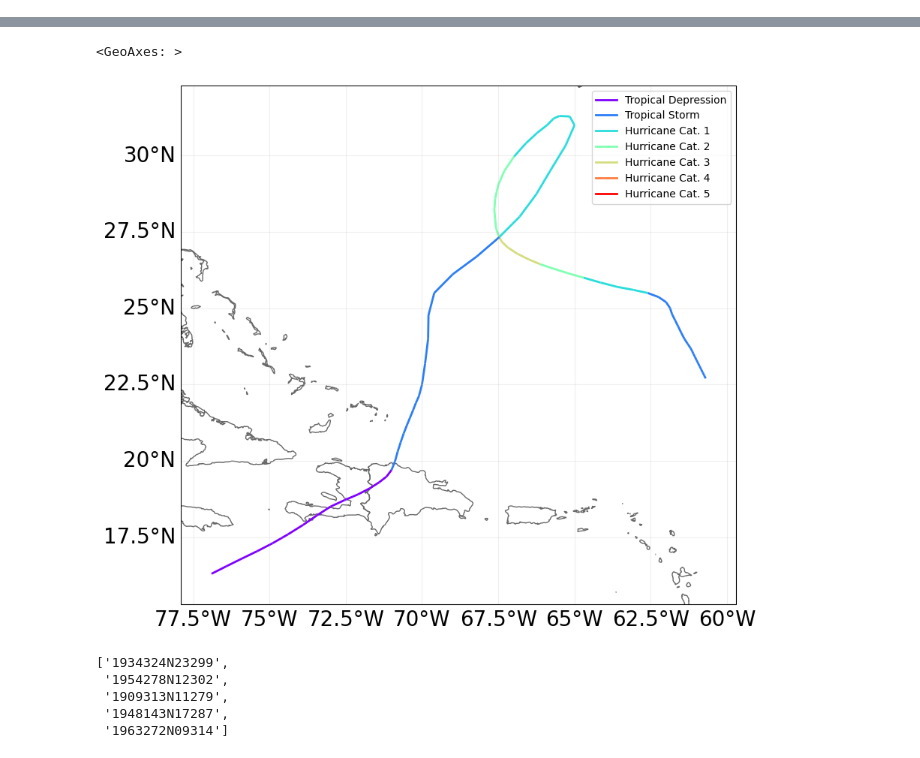
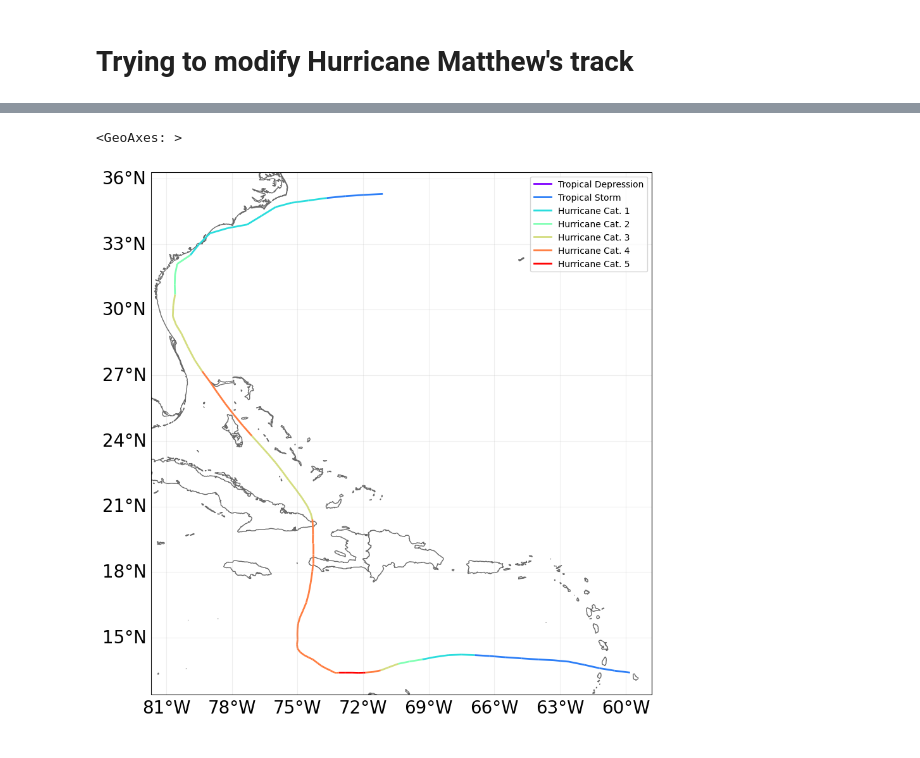
Before and after one commit to aesgeorges/LaGonaveFM, a Jupyter notebook: ch2-resilience/hurricane_track_gen/building.ipynb, the cells around one changed output, grey strips where cells are left out. Cells and saved outputs as stored; diff of their text form; code cells hidden in the pictures.

Commit message:
shifted matthew track

```diff
--- a/ch2-resilience/hurricane_track_gen/building.ipynb
+++ b/ch2-resilience/hurricane_track_gen/building.ipynb
@@ -6,4 +3,7 @@ track_ids = ['1934324N23299', '1954278N12302', '1909313N11279', '1948143N17287',
+# %% [markdown]
+# Trying to modify Hurricane Matthew's track
 # %%
-test = TCTracks.from_ibtracs_netcdf(provider='usa', storm_id='1934324N23299', correct_pres=True)
-test.plot()
+track_id = ['2016273N13300']
+matthew = TCTracks.from_ibtracs_netcdf(provider='usa', storm_id=track_id[0], estimate_missing=True)
+matthew.plot()
 # %% [output]
@@ -12,10 +11,2 @@ test.plot()
 <GeoAxes: >
-[figure, old version]
+[figure, new version]
-# %%
-track_ids[0:]
-# %% [output]
-['1934324N23299',
- '1954278N12302',
- '1909313N11279',
- '1948143N17287',
- '1963272N09314']
```
Also changed, not shown: parts of 9 cells of this notebook, 14 other files.
